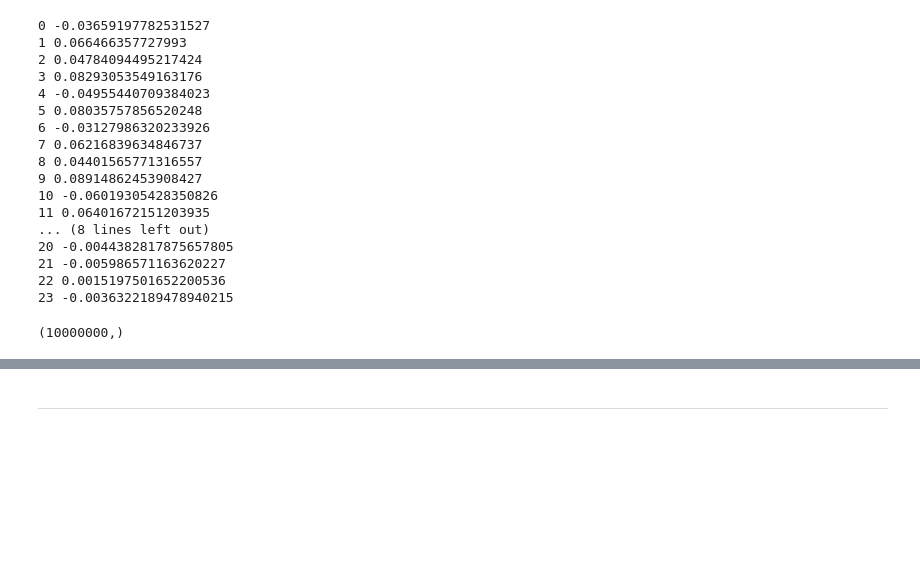
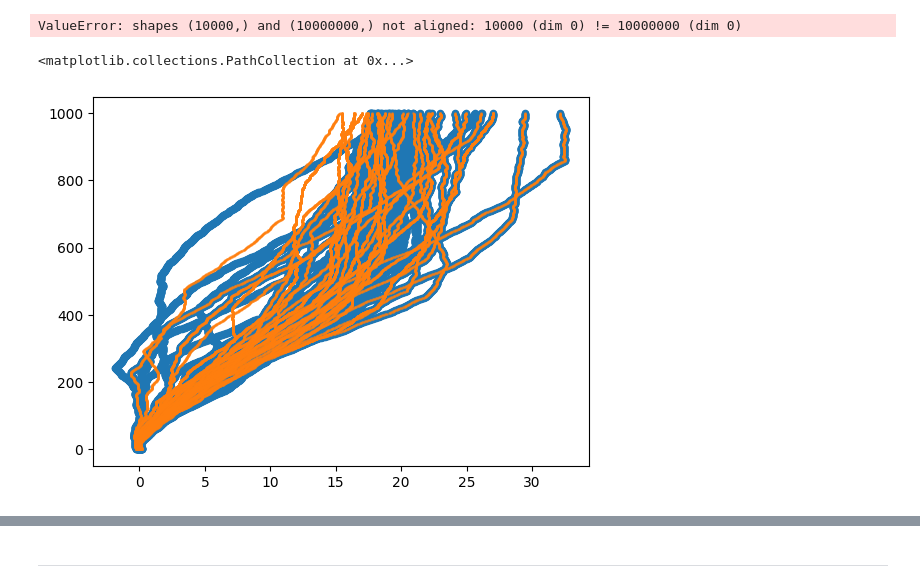
Before and after one commit to TheSun00000/fre_experiments, a Jupyter notebook: tmp.ipynb, the cells around one changed output, grey strips where cells are left out. Drawn from its saved outputs; the diff is of its cells as text; code cells hidden in the pictures; blank space fills up the shorter version.

```diff
--- a/tmp.ipynb
+++ b/tmp.ipynb
@@ -36,2 +34,5 @@ np.save('datasets/walker_rnd.npy', dataset)
+# %%
+dataset = np.load('datasets/cheetah_rnd.npy', allow_pickle=True).item()
 # %%
 observations = dataset['observations']
+physics = dataset['physics']
@@ -42,6 +39,6 @@ observations.shape
 # %%
-aux_cheetah = np.load('datasets/aux_walker.npy')
-aux = aux_cheetah.reshape(10000, 1000, 3)
+aux_cheetah = np.load('datasets/aux_cheetah.npy')
+aux = aux_cheetah.reshape(10000, 1000)
 # %%
 def pearson_corr(x, y):
     """
@@ -66,24 +63,4 @@ def pearson_corr(x, y):
 for i in range(24):
     print(i, pearson_corr(aux[..., 0].flatten(), observations[..., i].flatten()))
 # %% [output]
-0 -0.03659197782531527
-1 0.066466357727993
-2 0.04784094495217424
-3 0.08293053549163176
-4 -0.04955440709384023
-5 0.08035757856520248
-6 -0.03127986320233926
-7 0.06216839634846737
-8 0.04401565771316557
-9 0.08914862453908427
-10 -0.06019305428350826
-11 0.06401672151203935
-... (8 lines left out)
-20 -0.0044382817875657805
-21 -0.005986571163620227
-22 0.0015197501652200536
-23 -0.0036322189478940215
+ValueError: shapes (10000,) and (10000000,) not aligned: 10000 (dim 0) != 10000000 (dim 0)
-# %%
-observations[:10000, :-1, i].flatten().shape
-# %% [output]
-(10000000,)
@@ -92,2 +67,23 @@ ids = speed_2.mean(axis=-1).argsort()[-50:]
+# %%
+# traj_idx = np.random.randint(0, 10000, (1000,))
+sub_physics = physics
+sub_aux = aux
+
+ids = sub_aux[:, :].mean(axis=-1).argsort()[-50:]
+plt.scatter(sub_physics[ids, :, 0], np.concatenate([np.arange(1000) for _ in range(50)]), s=20, alpha=1)
+
+
+
+
+traj_idx = np.random.randint(0, 10000, (10000,))
+sub_physics = physics[traj_idx]
+sub_aux = aux[traj_idx]
+
+
+ids = sub_aux[:, ::(1000//10)].mean(axis=-1).argsort()[-50:]
+plt.scatter(sub_physics[ids, :, 0], np.concatenate([np.arange(1000) for _ in range(50)]), s=1, alpha=0.5)
+# %% [output]
+<matplotlib.collections.PathCollection at 0x...>
+[figure, added]
 # %%
 # %% [output]
```
Also changed, not shown: parts of 6 cells of this notebook, 5 other files.
